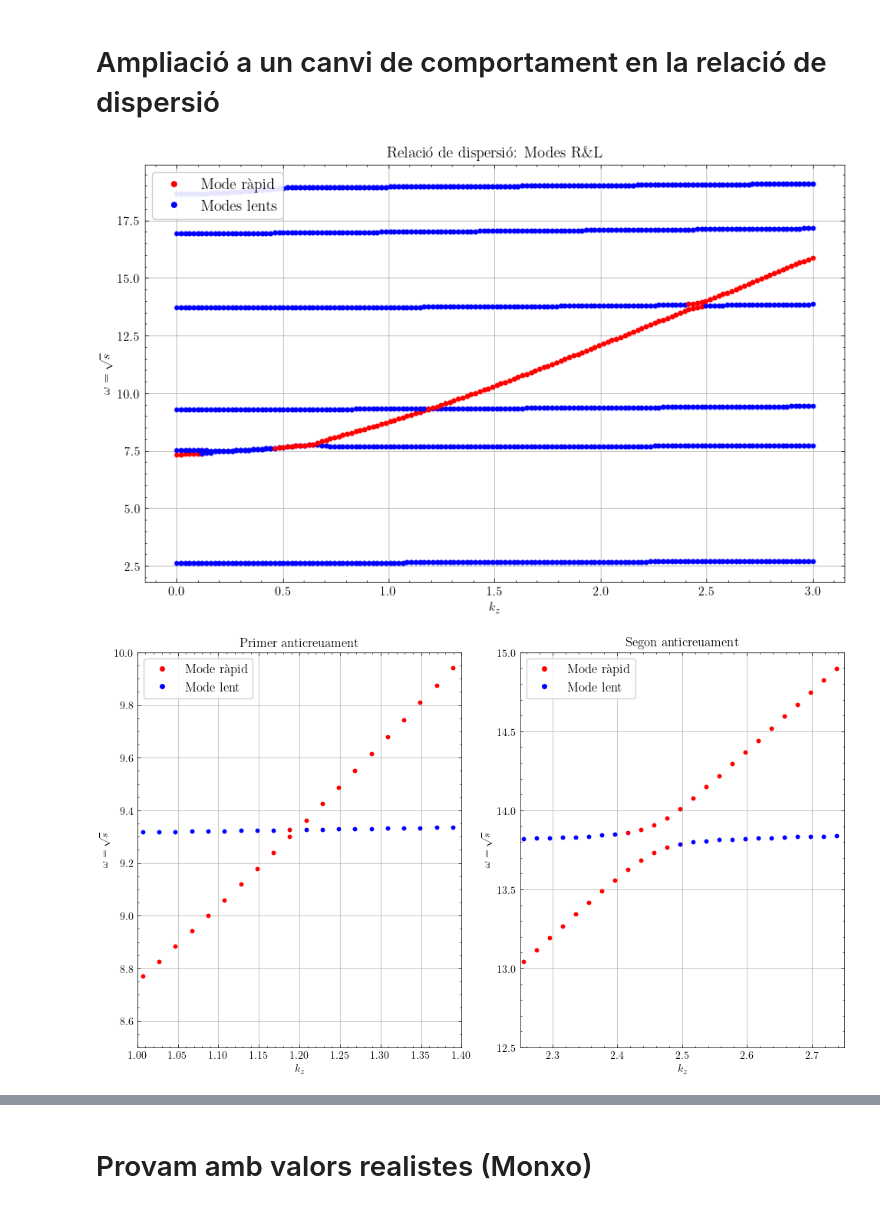
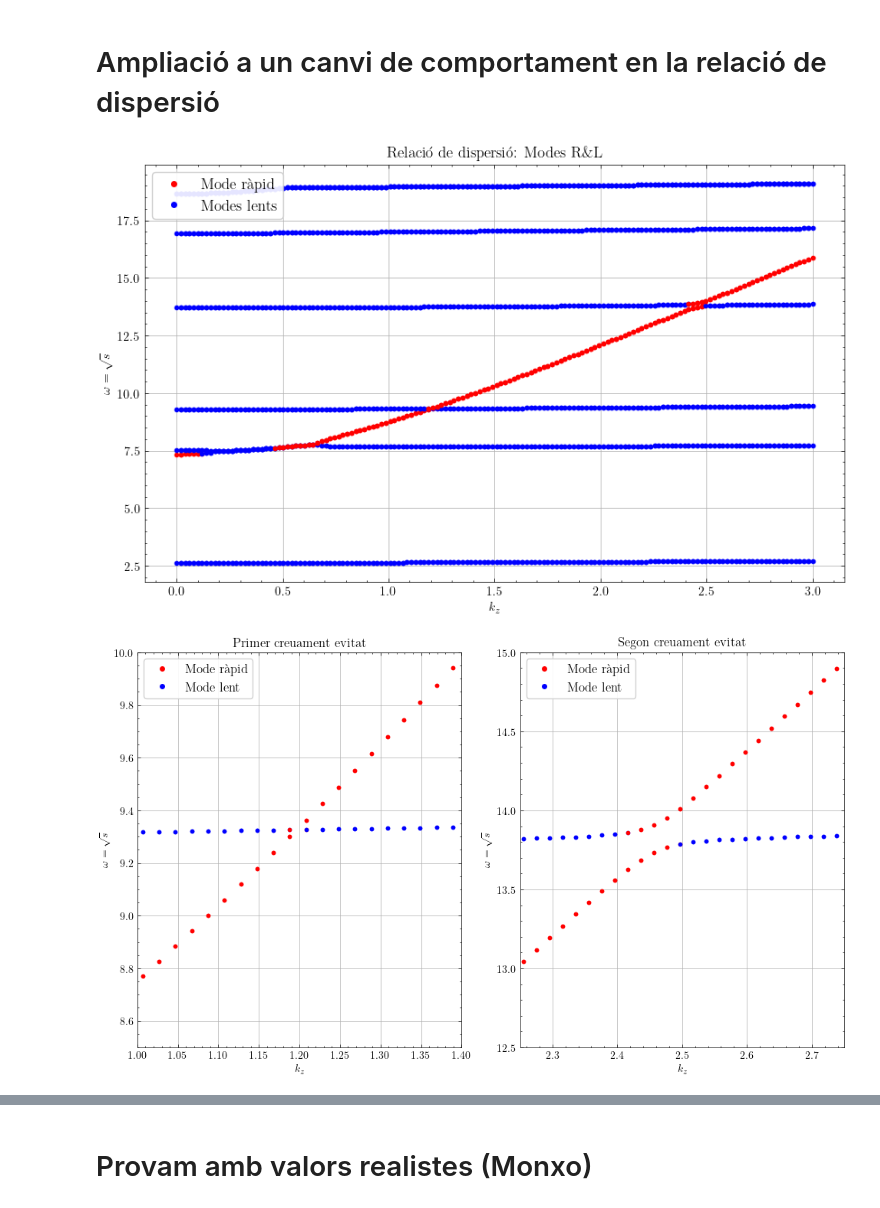
Before and after one commit to JoanRibotOliver/TFG, a Jupyter notebook: Fast & slow modes.ipynb, the cells around one changed output, grey strips where cells are left out. Cells and saved outputs as stored; diff of their text form; code cells hidden in the pictures.

```diff
--- a/Fast & slow modes.ipynb
+++ b/Fast & slow modes.ipynb
@@ -575,0 +625,25 @@ for ik, kz in enumerate(kz_list):
+# %%
+# Plot eigenfunctions for selected kz values
+plt.figure(figsize=(10, 6))
+print("Aquí també només es representa l'últim valor de la llista i no tots!")
+# Loop through selected kz values and plot ug and wg
+for i, kz in enumerate(kz_list[::25]):  # Plot every 10th kz value
+
+    # Plot ug
+    plt.plot(x, ug_normalized, label=f"$u_g$, $k_z={kz:.2f}$", linestyle='-')#, marker='o')
+
+    # Plot wg
+    plt.plot(x, wg_normalized, label=f"$w_g$, $k_z={kz:.2f}$", linestyle='--')#, marker='x')
+
+# Add labels, legend, and title
+plt.xlabel("x")
+plt.ylabel("Normalized Eigenfunctions")
+plt.xlim(-1, 1)
+plt.ylim(-1.1, 1.1)
+plt.title("Eigenfunctions $u_g$ and $w_g$ for Selected $k_z$")
+plt.legend(title="Legend", loc="upper right", frameon=True)
+plt.grid(True)
+plt.tight_layout()
+plt.show()
+
+print("Aquí també només es representa l'últim valor de la llista i no tots!")
@@ -795,36 +981,36 @@ for i in range(7):
         if j < len(d_omega_d_kz) - 1:
             if is_drastic[j] != is_drastic[j+1]:
                 color_idx += 1
 
 #axs[0].plot(kz_values, omega, '.', color=color, linewidth=2)
 axs[0].set_ylim(8.5, 10)
 axs[0].set_xlim(1, 1.4)
 custom_legend = [
     mlines.Line2D([], [], color='red', marker='o', linestyle='None', markersize=4, label='Mode ràpid'),
     mlines.Line2D([], [], color='blue', marker='o', linestyle='None', markersize=4, label='Mode lent')]
 axs[0].legend(handles=custom_legend, loc="upper left", frameon=True, fontsize=12, framealpha=0.9)
 axs[0].grid(True)
 axs[0].set_ylabel(r"$\omega = \sqrt{s}$")
 axs[0].set_xlabel(r"$k_z$")
-axs[0].set_title("Primer anticreuament")
+axs[0].set_title("Primer creuament evitat")
 
 #axs[1].plot(kz_values, omega, '.', color=color, linewidth=2)
 axs[1].set_ylim(12.5, 15)
 axs[1].set_xlim(2.25, 2.75)
 custom_legend = [
     mlines.Line2D([], [], color='red', marker='o', linestyle='None', markersize=4, label='Mode ràpid'),
     mlines.Line2D([], [], color='blue', marker='o', linestyle='None', markersize=4, label='Mode lent')]
 axs[1].legend(handles=custom_legend, loc="upper left", frameon=True, fontsize=12, framealpha=0.9)
 axs[1].grid(True)
 axs[1].set_ylabel(r"$\omega = \sqrt{s}$")
 axs[1].set_xlabel(r"$k_z$")
-axs[1].set_title("Segon anticreuament")
+axs[1].set_title("Segon creuament evitat")
 
 plt.tight_layout()
 plt.show()
 # %% [output]
 [figure]
-[figure, old version]
+[figure, new version]
 # %%
 fig, axs = plt.subplots(1, 2, figsize=(10, 6))
 
```
Also changed, not shown: parts of 16 cells of this notebook, 1 other file.
